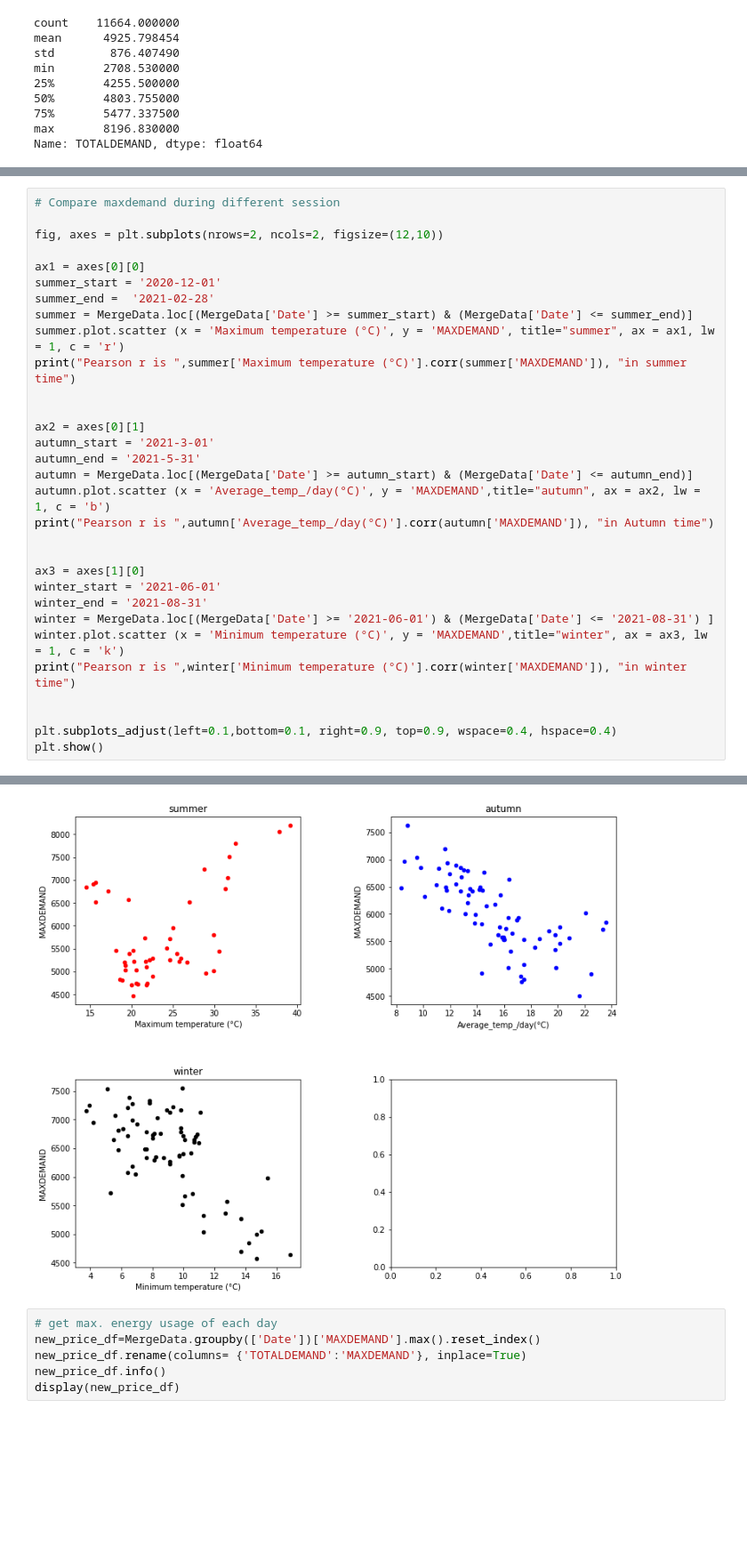
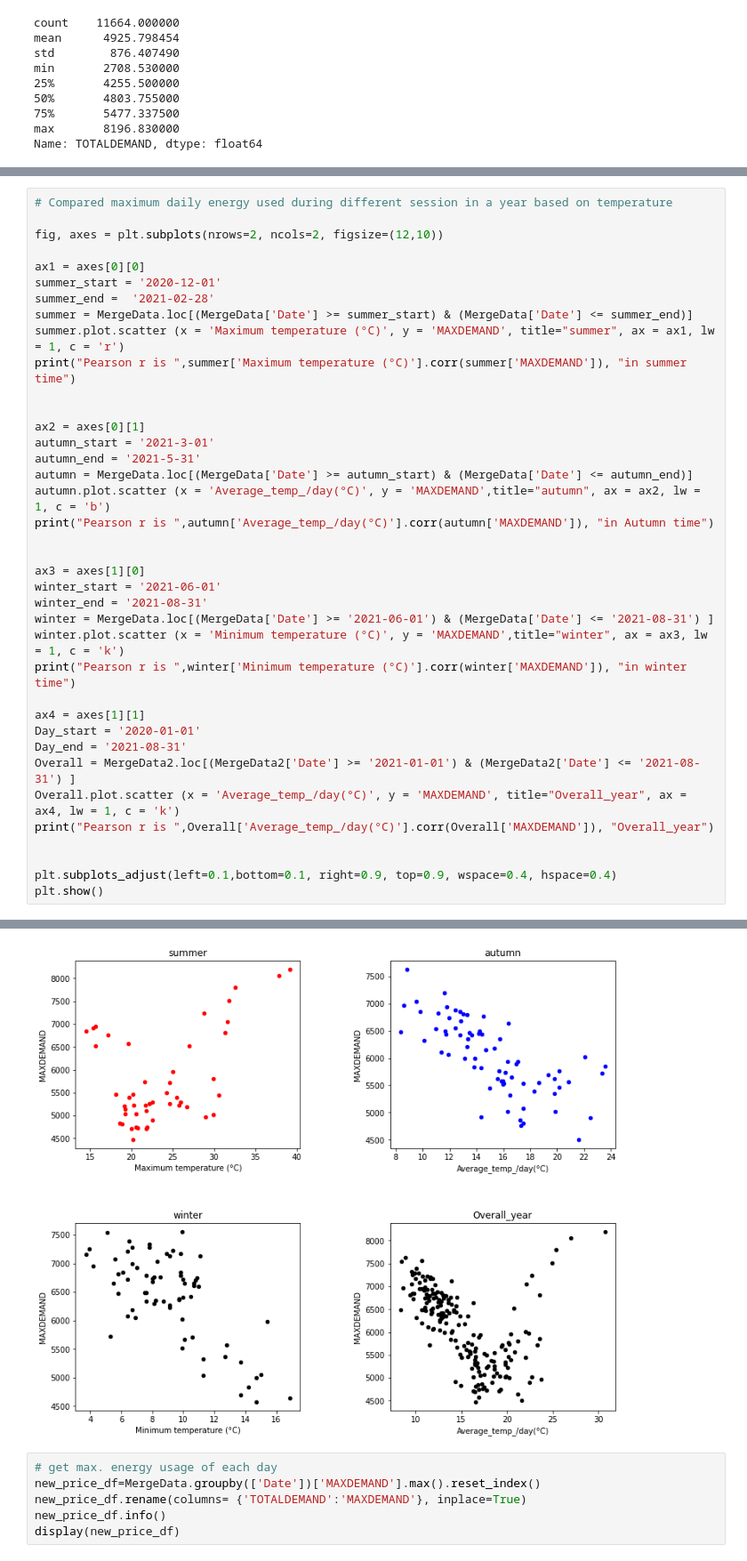
Before and after one commit to smbayat11/Assignment2_Group9, a Jupyter notebook: A2-Group9_2_metafile.ipynb, the cells around one changed output, grey strips where cells are left out. Shown at 89% size. Cells and saved outputs as stored; diff of their text form; blank space fills up the shorter version.

```diff
--- a/A2-Group9_2_metafile.ipynb
+++ b/A2-Group9_2_metafile.ipynb
@@ -228,5 +235,5 @@ display(MergeData.head())
 # %%
-# Compare maxdemand during different session
+# Compared maximum daily energy used during different session in a year based on temperature
 
 fig, axes = plt.subplots(nrows=2, ncols=2, figsize=(12,10))
 
@@ -253,6 +260,13 @@ winter = MergeData.loc[(MergeData['Date'] >= '2021-06-01') & (MergeData['Date']
 winter.plot.scatter (x = 'Minimum temperature (°C)', y = 'MAXDEMAND',title="winter", ax = ax3, lw = 1, c = 'k')
 print("Pearson r is ",winter['Minimum temperature (°C)'].corr(winter['MAXDEMAND']), "in winter time")
 
+ax4 = axes[1][1]
+Day_start = '2020-01-01'
+Day_end = '2021-08-31'
+Overall = MergeData2.loc[(MergeData2['Date'] >= '2021-01-01') & (MergeData2['Date'] <= '2021-08-31') ]
+Overall.plot.scatter (x = 'Average_temp_/day(°C)', y = 'MAXDEMAND', title="Overall_year", ax = ax4, lw = 1, c = 'k')
+print("Pearson r is ",Overall['Average_temp_/day(°C)'].corr(Overall['MAXDEMAND']), "Overall_year")
+
 
 plt.subplots_adjust(left=0.1,bottom=0.1, right=0.9, top=0.9, wspace=0.4, hspace=0.4)
 plt.show()
@@ -263,4 +278,4 @@ Pearson r is  -0.6945727109976216 in winter time
-[figure, old version]
+[figure, new version]
 # %%
 # get max. energy usage of each day
 new_price_df=MergeData.groupby(['Date'])['MAXDEMAND'].max().reset_index()
```
Also changed, not shown: parts of 62 cells of this notebook.
